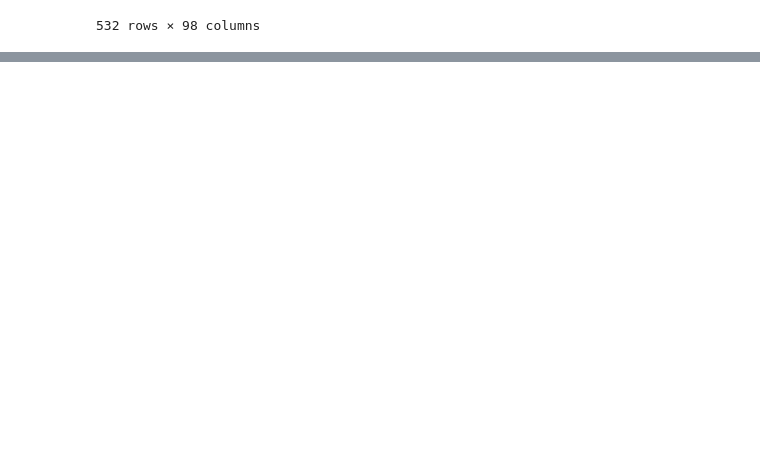
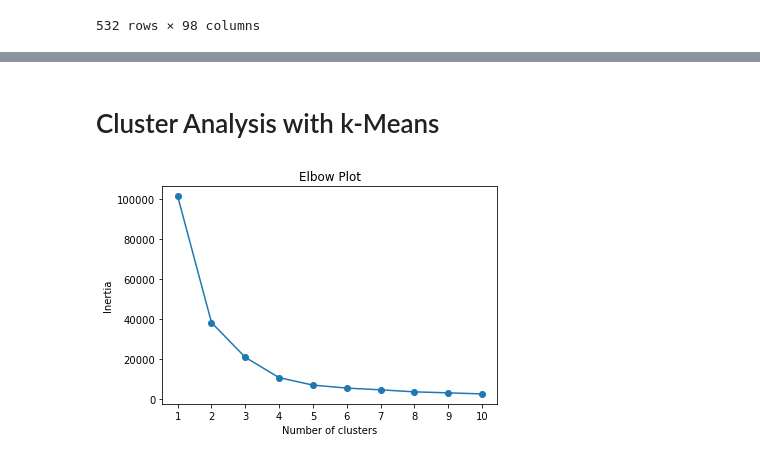
Before and after one commit to makbarish/Unsupervised-Machine-Learning-Challenge, a Jupyter notebook: UML_CryptocurrencyClusters.ipynb, the cells around one changed output, grey strips where cells are left out. Saved outputs shown, nothing was run; the diff lists cells and outputs as text; code cells hidden in the pictures; blank space fills up the shorter version.

```diff
--- a/UML_CryptocurrencyClusters.ipynb
+++ b/UML_CryptocurrencyClusters.ipynb
@@ -210,0 +278,27 @@ from sklearn.preprocessing import StandardScaler
+# %% [markdown]
+# Cluster Analysis with k-Means
+# %%
+# Perform KMeans on the pca'd tsne'd features of X
+from sklearn.cluster import KMeans
+
+inertia = []
+
+k = [1,2,3,4,5,6,7,8,9,10]
+
+for i in k:
+    km = KMeans(n_clusters=i, random_state=0)
+    km.fit(X_pca_tsne)
+    inertia.append(km.inertia_)
+
+elbow_data = {"k": k, "inertia": inertia}
+X_pca_tsne_elbow = pd.DataFrame(elbow_data)
+X_pca_tsne_elbow
+
+plt.plot(X_pca_tsne_elbow['k'], X_pca_tsne_elbow['inertia'], marker = "o")
+plt.xticks(range(1,11))
+plt.title('Elbow Plot')
+plt.xlabel('Number of clusters')
+plt.ylabel('Inertia')
+plt.show()
+# %% [output]
+[figure, added]
```
Also changed, not shown: parts of 18 cells of this notebook.
